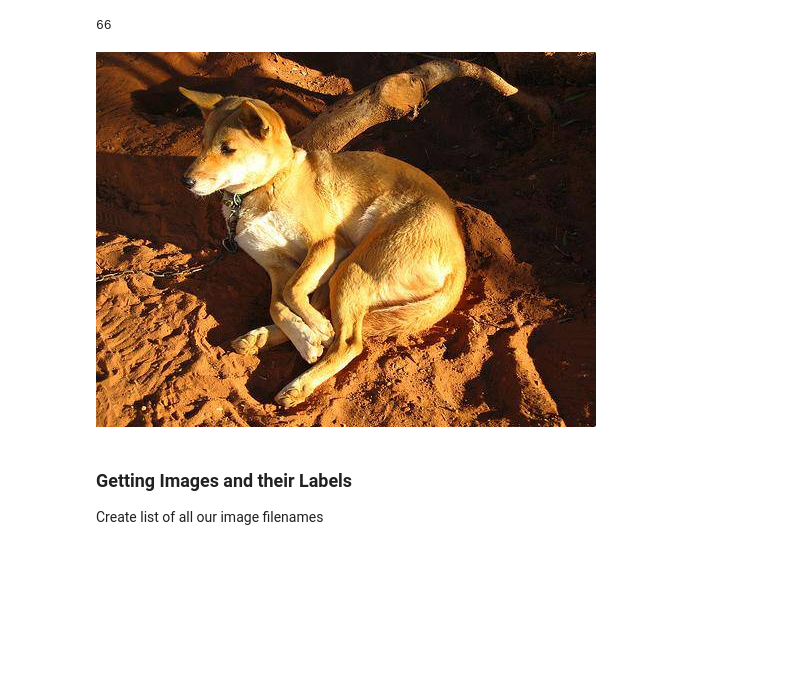
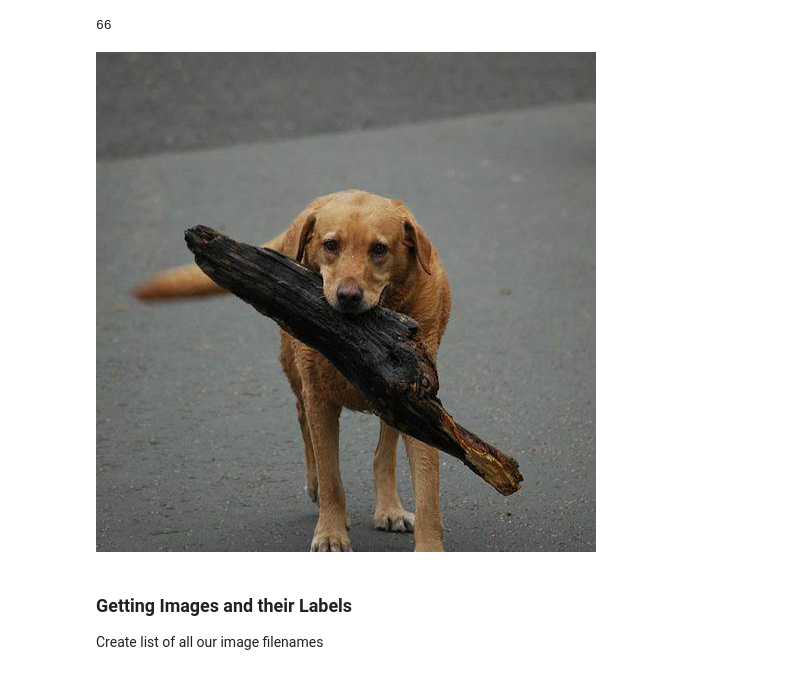
Before and after one commit to trueTRYtre3/Dog-Breed-Identification, a Jupyter notebook: dog_spotter.ipynb, the cells around one changed output. Cells and saved outputs as stored; diff of their text form; code cells hidden in the pictures; blank space fills up the shorter version.

```diff
--- a/dog_spotter.ipynb
+++ b/dog_spotter.ipynb
@@ -82,9 +82,9 @@ label_data.breed.value_counts().min()
 # %%
 # Viewing an image
 from IPython.display import Image
-Image("drive/My Drive/dog-spotter/train/001513dfcb2ffafc82cccf4d8bbaba97.jpg")
+Image("drive/My Drive/dog-spotter/train/0021f9ceb3235effd7fcde7f7538ed62.jpg")
 # %% [output]
-[figure, old version]
+[figure, new version]
 # %% [markdown]
 ### Getting Images and their Labels
 
```
Also changed, not shown: parts of 63 cells of this notebook.
